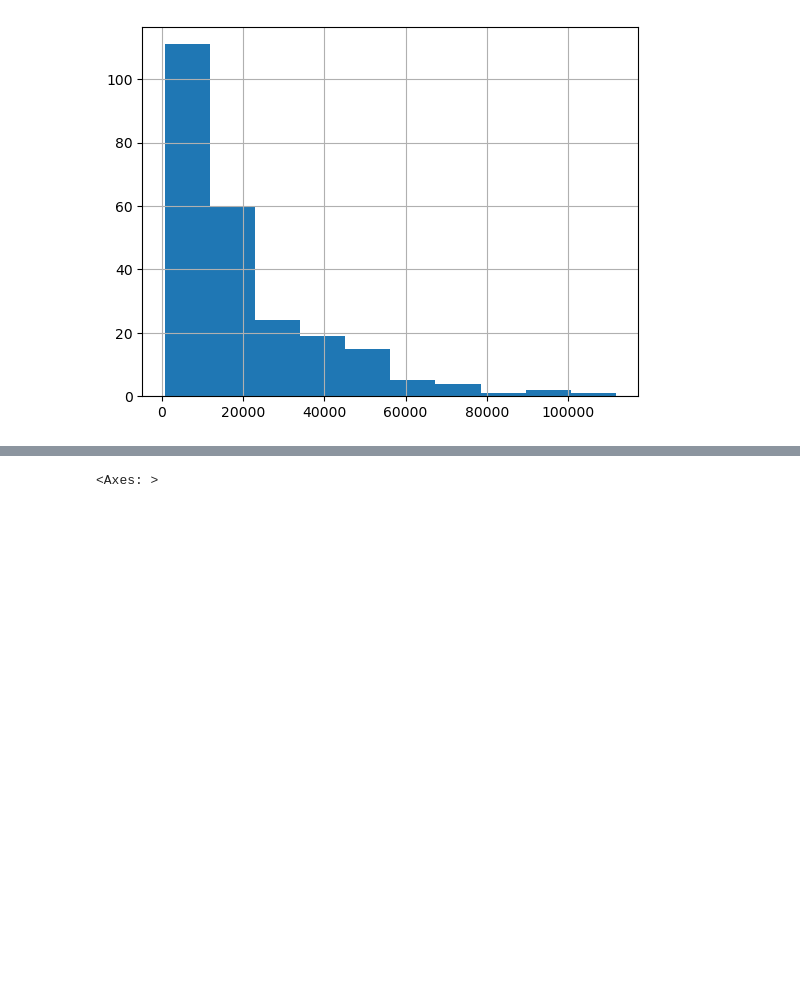
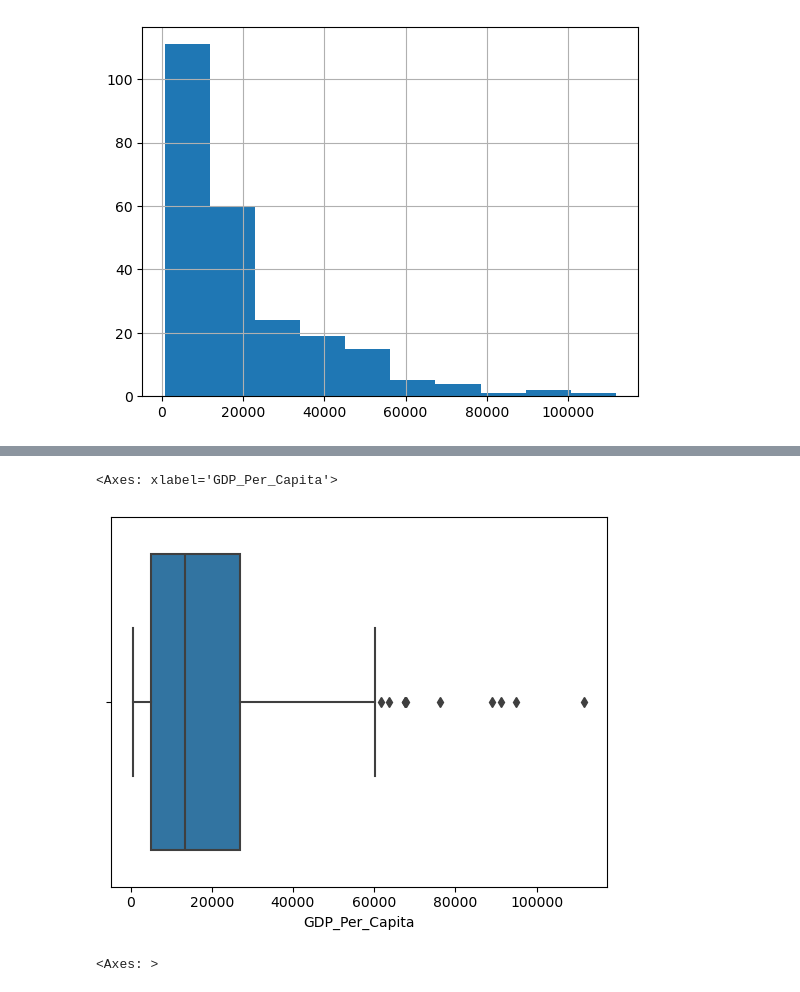
Before and after one commit to NSS-Data-Analytics-Cohort-11/undata-zdemeke, a Jupyter notebook: notebook/UN_Data_project.ipynb, the cells around one changed output, grey strips where cells are left out. Saved outputs shown, nothing was run; the diff lists cells and outputs as text; code cells hidden in the pictures; blank space fills up the shorter version.

```diff
--- a/notebook/UN_Data_project.ipynb
+++ b/notebook/UN_Data_project.ipynb
@@ -207,3 +229,8 @@ plt.show()
+# %%
+sns.boxplot(x= gdp_2020.GDP_Per_Capita)
+# %% [output]
+<Axes: xlabel='GDP_Per_Capita'>
+[figure, added]
 # %%
 sns.violinplot(gdp_2020)
 # %% [output]
```
Also changed, not shown: parts of 27 cells of this notebook.
